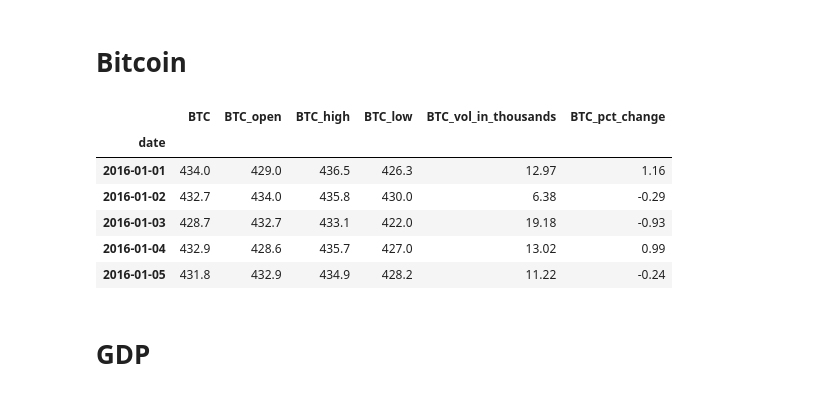
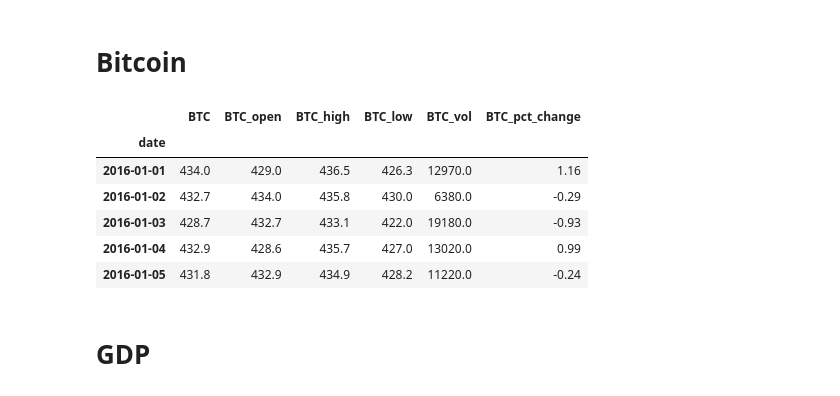
Before and after one commit to HendersonRichardK/Project2, a Jupyter notebook: combining_data.ipynb, the cells around one changed output. Drawn from its saved outputs; the diff is of its cells as text; code cells hidden in the pictures.

```diff
--- a/combining_data.ipynb
+++ b/combining_data.ipynb
@@ -223,25 +239,26 @@ ten_df.head()
 # %%
 btc_data = Path("Data/1_data_cleanup/bitcoin.csv")
 btc_df = pd.read_csv(btc_data)
 btc_df.rename(columns={'Date':'date'}, inplace=True)
 btc_df['date'] = pd.to_datetime(btc_df['date'])
 btc_df = btc_df.set_index('date')
-btc_df = btc_df.rename(columns={'Price': 'BTC', 'Change %':'BTC_pct_change', 'Vol.':'BTC_vol_in_thousands', 'Low':'BTC_low', 'High':'BTC_high', 'Open':'BTC_open'}).sort_values(by='date')
+btc_df = btc_df.rename(columns={'Price': 'BTC', 'Change %':'BTC_pct_change', 'Vol.':'BTC_vol', 'Low':'BTC_low', 'High':'BTC_high', 'Open':'BTC_open'}).sort_values(by='date')
 btc_df = btc_df.loc["2016-01-01":"2020-06-30"]
 btc_df['BTC'] = btc_df['BTC'].str.replace(',', '').astype(float)
 btc_df['BTC_pct_change'] = btc_df['BTC_pct_change'].str.replace('%', '').astype(float)
-btc_df['BTC_vol_in_thousands'] = btc_df['BTC_vol_in_thousands'].str.replace('-', '0')
-btc_df['BTC_vol_in_thousands'] = btc_df['BTC_vol_in_thousands'].str.replace('K', '')
-btc_df['BTC_vol_in_thousands'] = btc_df['BTC_vol_in_thousands'].astype(float)
+btc_df['BTC_vol'] = btc_df['BTC_vol'].str.replace('-', '0')
+btc_df['BTC_vol'] = btc_df['BTC_vol'].str.replace('.', '')
+btc_df['BTC_vol'] = btc_df['BTC_vol'].str.replace('K', '0')
+btc_df['BTC_vol'] = btc_df['BTC_vol'].astype(float)
 btc_df.head()
 # %% [output]
-|  | BTC | BTC_open | BTC_high | BTC_low | BTC_vol_in_thousands | BTC_pct_change |
+|  | BTC | BTC_open | BTC_high | BTC_low | BTC_vol | BTC_pct_change |
 | date |  |  |  |  |  |  |
-| 2016-01-01 | 434.0 | 429.0 | 436.5 | 426.3 | 12.97 | 1.16 |
-| 2016-01-02 | 432.7 | 434.0 | 435.8 | 430.0 | 6.38 | -0.29 |
-| 2016-01-03 | 428.7 | 432.7 | 433.1 | 422.0 | 19.18 | -0.93 |
-| 2016-01-04 | 432.9 | 428.6 | 435.7 | 427.0 | 13.02 | 0.99 |
-| 2016-01-05 | 431.8 | 432.9 | 434.9 | 428.2 | 11.22 | -0.24 |
+| 2016-01-01 | 434.0 | 429.0 | 436.5 | 426.3 | 12970.0 | 1.16 |
+| 2016-01-02 | 432.7 | 434.0 | 435.8 | 430.0 | 6380.0 | -0.29 |
+| 2016-01-03 | 428.7 | 432.7 | 433.1 | 422.0 | 19180.0 | -0.93 |
+| 2016-01-04 | 432.9 | 428.6 | 435.7 | 427.0 | 13020.0 | 0.99 |
+| 2016-01-05 | 431.8 | 432.9 | 434.9 | 428.2 | 11220.0 | -0.24 |
 # %% [markdown]
 # GDP
 # %%
```
Also changed, not shown: parts of 13 cells of this notebook, 1 other file.
